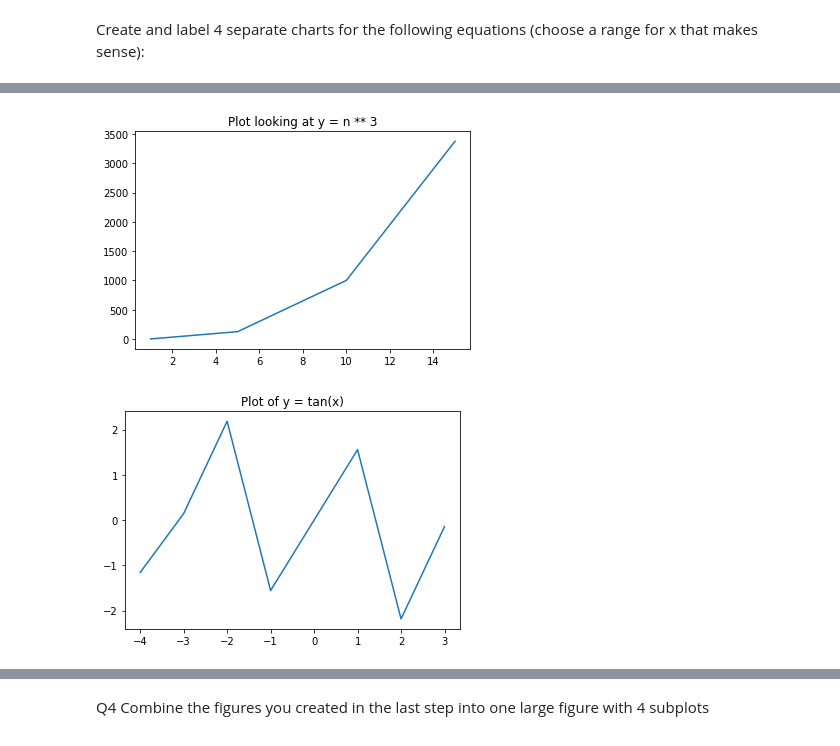
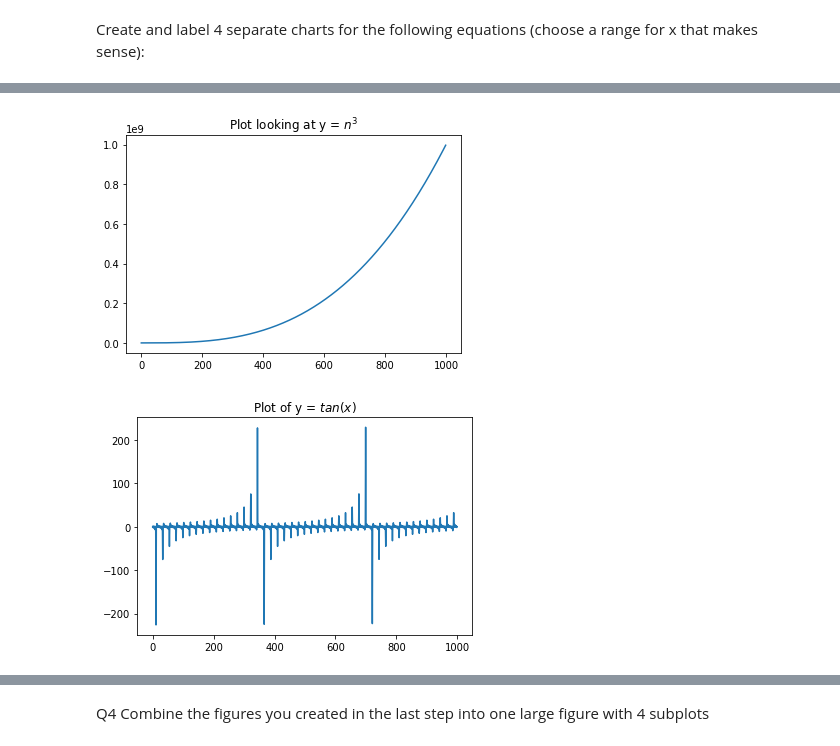
Before and after one commit to guedanie/python-exercises, a Jupyter notebook: 4.8.2_matplotlib_exercsies.ipynb, the cells around one changed output, grey strips where cells are left out. Drawn from its saved outputs; the diff is of its cells as text; code cells hidden in the pictures.

```diff
--- a/4.8.2_matplotlib_exercsies.ipynb
+++ b/4.8.2_matplotlib_exercsies.ipynb
@@ -43,17 +43,17 @@ plt.show()
 # %%
-x = [1,5,10,15]
+x = list(range(1000))
 y = [n ** 3 for n in x]
-plt.title("Plot looking at y = n ** 3")
+plt.title("Plot looking at y = $n ^ 3$")
 plt.plot(x,y)
 plt.show()
 # %% [output]
-[figure, old version]
+[figure, new version]
 # %%
-x = list(range(-4,4))
+x = list(range(1000))
 y = [math.tan(n) for n in x]
-plt.title("Plot of y = tan(x)")
+plt.title("Plot of y = $tan(x)$")
 plt.plot(x,y)
 plt.show()
 # %% [output]
-[figure, old version]
+[figure, new version]
 # %%
```
Also changed, not shown: parts of 8 cells of this notebook.
